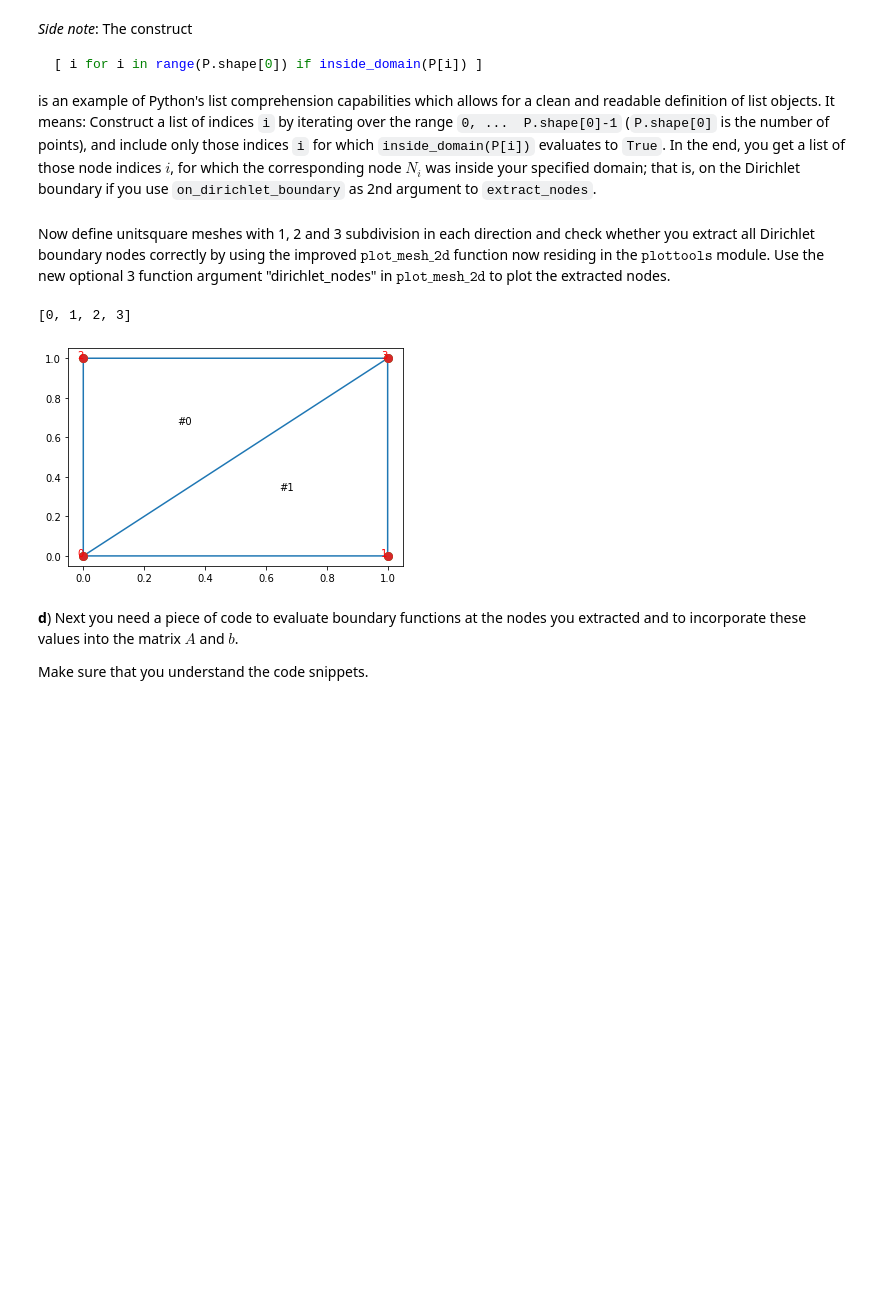
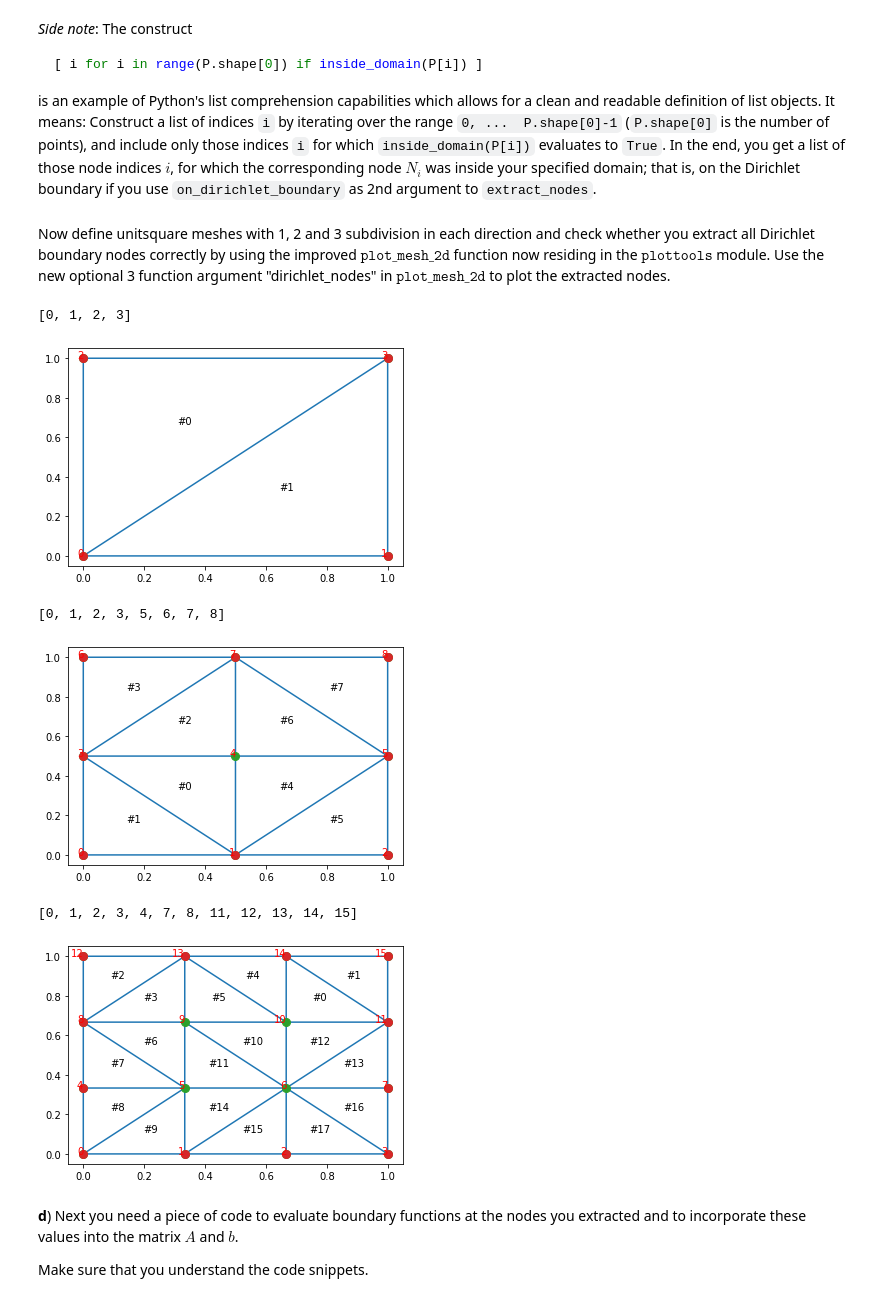
Before and after one commit to klashenriksson/numpde, a Jupyter notebook: lab4/lab_04_part_2.ipynb, the cells around one changed output. Cells and saved outputs as stored; diff of their text form; code cells hidden in the pictures; blank space fills up the shorter version.

```diff
--- a/lab4/lab_04_part_2.ipynb
+++ b/lab4/lab_04_part_2.ipynb
@@ -454,19 +454,25 @@ $N_i$ was inside your specified domain; that is, on the Dirichlet boundary if yo
 # %% [markdown]
 Now define unitsquare meshes with 1, 2 and 3 subdivision in each direction and
 check whether you extract all Dirichlet boundary nodes correctly by
-using the improved $\texttt{plot_mesh_2d}$ function now residing in the $\texttt{plottools}$ module. Use the new optional 3 function argument "dirichlet_nodes" in $\texttt{plot_mesh_2d}$ to plot the extracted nodes.
+using the improved $\texttt{plot\_mesh\_2d}$ function now residing in the $\texttt{plottools}$ module. Use the new optional 3 function argument "dirichlet_nodes" in $\texttt{plot\_mesh\_2d}$ to plot the extracted nodes.
 # %%
 # Generat a mesh
-P, T = mt.unitsquare_mesh(1)
-# Extract mesh coordinates
-X = P[:,0]
-Y = P[:,1]
-dirichlet_nodes = extract_nodes(P, on_dirichlet_boundary)
-print(dirichlet_nodes)
-pt.plot_mesh_2d(P, T, dirichlet_nodes)
+Ns = [1,2,3]
+for N in Ns:
+    P, T = mt.unitsquare_mesh(N)
+    # Extract mesh coordinates
+    X = P[:,0]
+    Y = P[:,1]
+    dirichlet_nodes = extract_nodes(P, on_dirichlet_boundary)
+    print(dirichlet_nodes)
+    pt.plot_mesh_2d(P, T, dirichlet_nodes)
 # %% [output]
 [0, 1, 2, 3]
 [figure]
+[0, 1, 2, 3, 5, 6, 7, 8]
+[figure, added]
+[0, 1, 2, 3, 4, 7, 8, 11, 12, 13, 14, 15]
+[figure, added]
 # %% [markdown]
 **d**) Next you need a piece of code to evaluate boundary functions at the nodes you extracted and to incorporate these values into the matrix $A$ and $b$.
 
```
Also changed, not shown: parts of 7 cells of this notebook, 1 other file.
